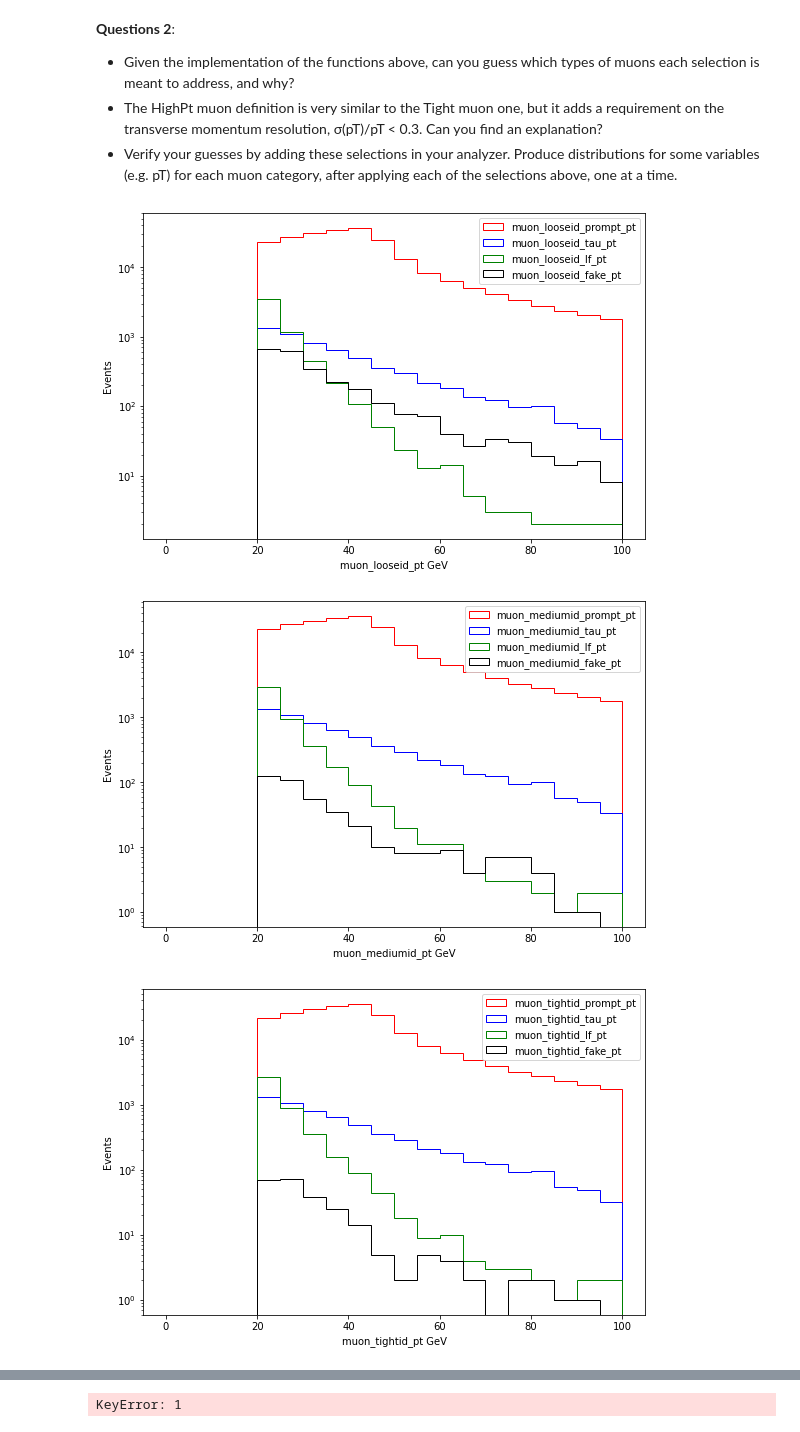
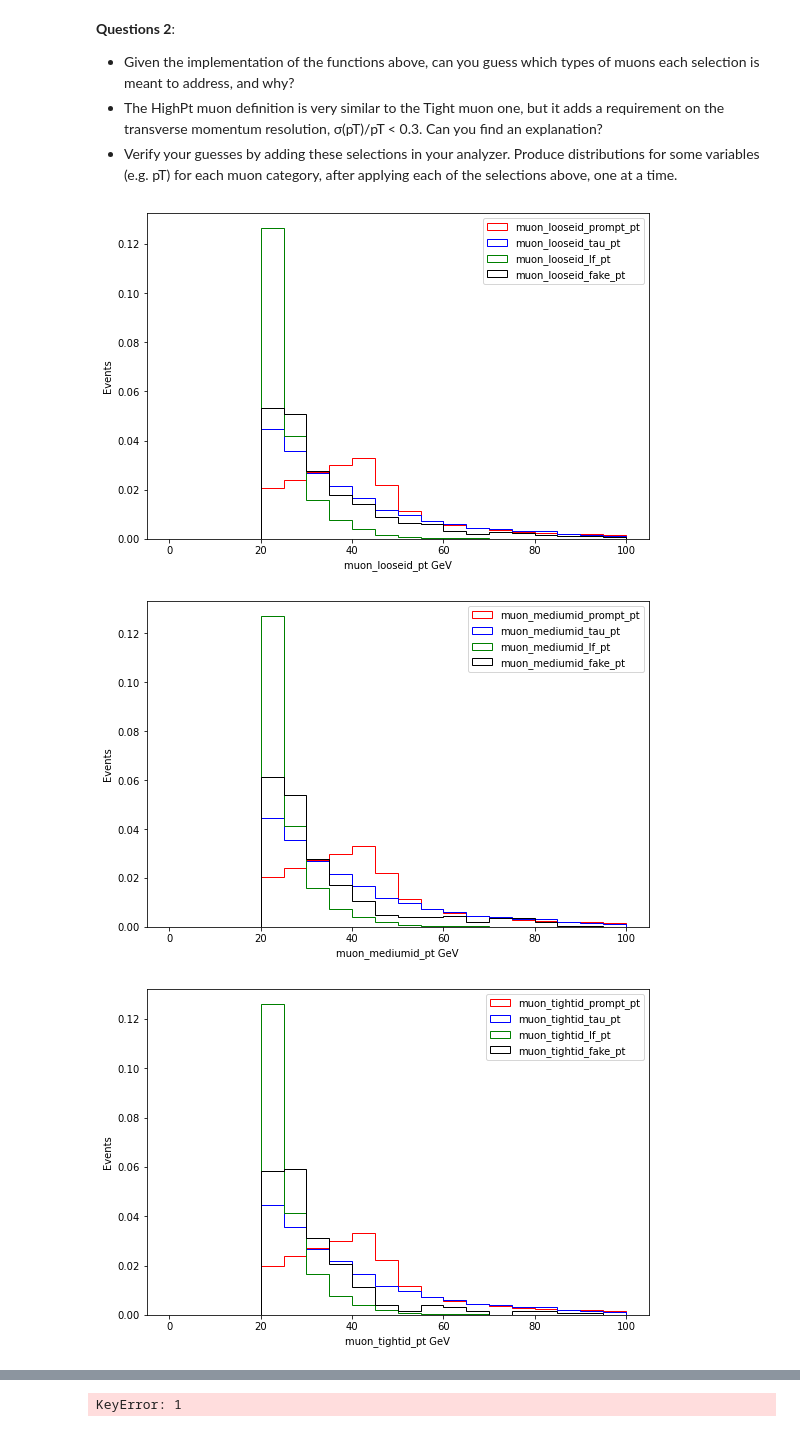
Before and after one commit to Taiantuia/MuonHATSatLPC2020, a Jupyter notebook: Exercise 3 Muon identification and isolation.ipynb, the cells around one changed output, grey strips where cells are left out. Drawn from its saved outputs; the diff is of its cells as text; code cells hidden in the pictures.

```diff
--- a/Exercise 3 Muon identification and isolation.ipynb
+++ b/Exercise 3 Muon identification and isolation.ipynb
@@ -256,13 +256,13 @@ bool muon::isHighPtMuon(const reco::Muon& muon, const reco::Vertex& vtx){
 # %%
 for id in muonid:
     plt.figure(figsize=(9,6))
     for type, color in zip(muonflavs, ['red', 'blue', 'green', 'black']):
-        plt.hist((combined_variables[f'{id}_{type}_pt']), bins=20, range=[0, 100], density=False, histtype='step', color=f'{color}', label=f'{id}_{type}_pt')
+        plt.hist((combined_variables[f'{id}_{type}_pt']), bins=20, range=[0, 100], density=True, histtype='step', color=f'{color}', label=f'{id}_{type}_pt')
     plt.legend()
     plt.xlabel(f'{id}_pt GeV')
     plt.ylabel('Events')
-    plt.yscale('log')
+    #plt.yscale('log')
 # %% [output]
-[figure, old version]
+[figure, new version]
-[figure, old version]
+[figure, new version]
-[figure, old version]
+[figure, new version]
```
Also changed, not shown: parts of 1 cell of this notebook.
